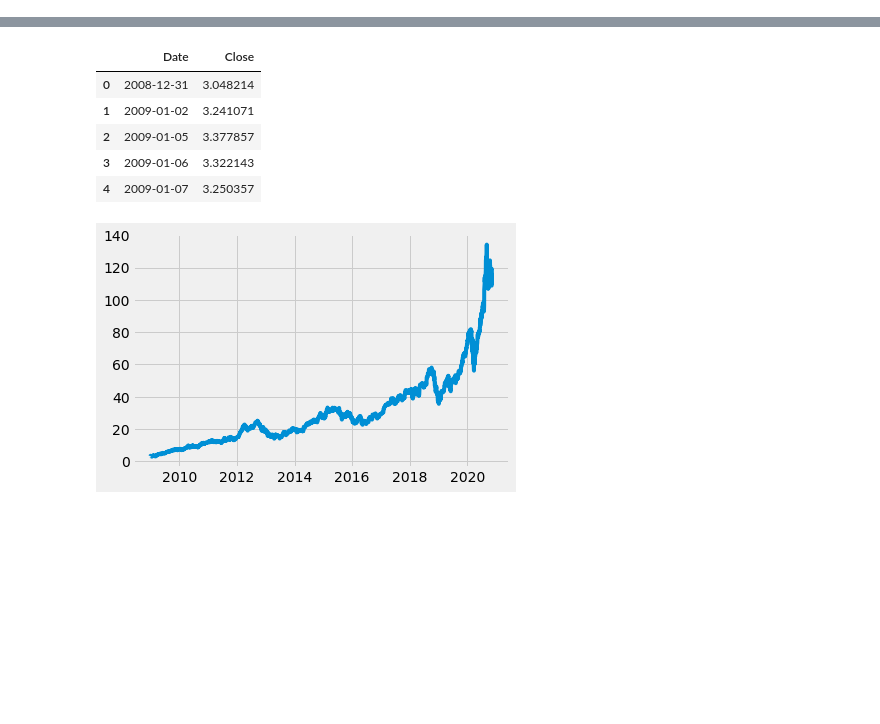
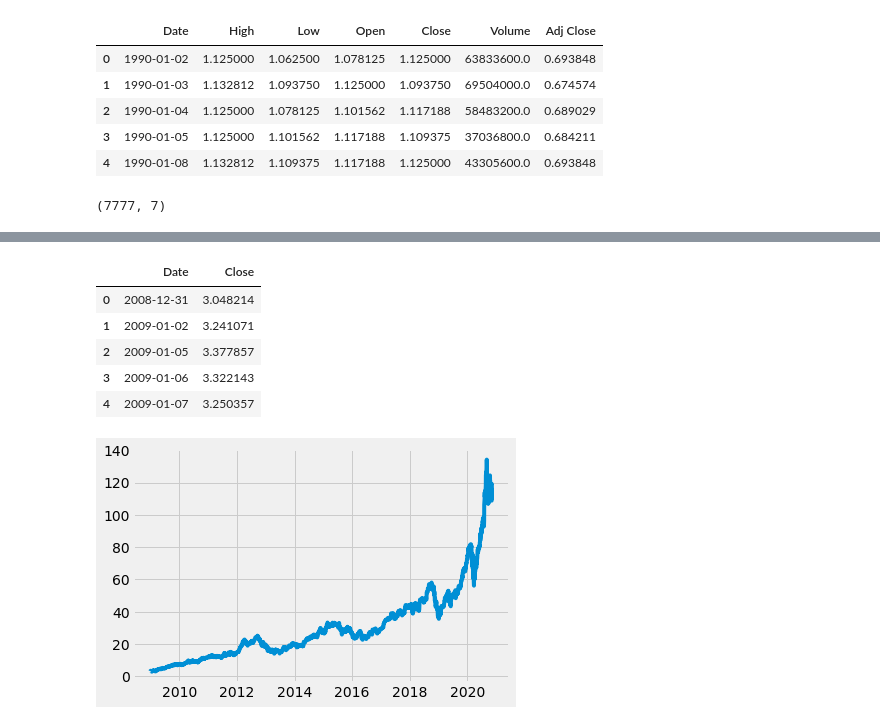
Before and after one commit to yuchild/erik_interviewqs, a Jupyter notebook: question_stocks_monte_carlo.ipynb, the cells around one changed output, grey strips where cells are left out. Cells and saved outputs as stored; diff of their text form; code cells hidden in the pictures; blank space fills up the shorter version.

```diff
--- a/question_stocks_monte_carlo.ipynb
+++ b/question_stocks_monte_carlo.ipynb
@@ -21,0 +83,17 @@ apple.head()
+# %%
+intel = web.DataReader('intc'
+                        , 'yahoo'
+                        , start = '12/31/1989'
+                       ).reset_index()
+intel.head()
+# %% [output]
+|  | Date | High | Low | Open | Close | Volume | Adj Close |
+| 0 | 1990-01-02 | 1.125000 | 1.062500 | 1.078125 | 1.125000 | 63833600.0 | 0.693848 |
+| 1 | 1990-01-03 | 1.132812 | 1.093750 | 1.125000 | 1.093750 | 69504000.0 | 0.674574 |
+| 2 | 1990-01-04 | 1.125000 | 1.078125 | 1.101562 | 1.117188 | 58483200.0 | 0.689029 |
+| 3 | 1990-01-05 | 1.125000 | 1.101562 | 1.117188 | 1.109375 | 37036800.0 | 0.684211 |
+| 4 | 1990-01-08 | 1.132812 | 1.109375 | 1.117188 | 1.125000 | 43305600.0 | 0.693848 |
+# %%
+intel.shape
+# %% [output]
+(7777, 7)
```
Also changed, not shown: parts of 16 cells of this notebook.
